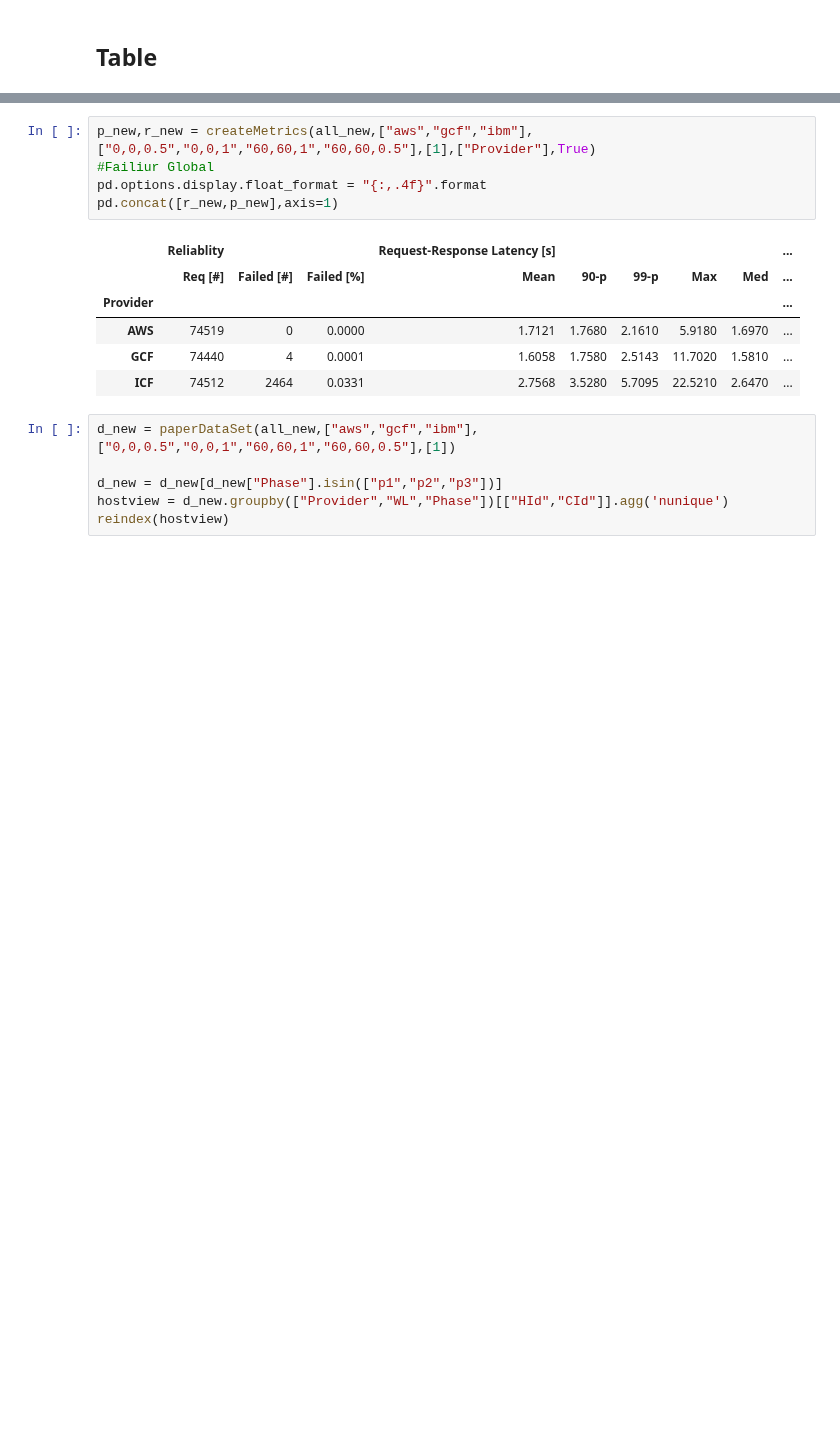
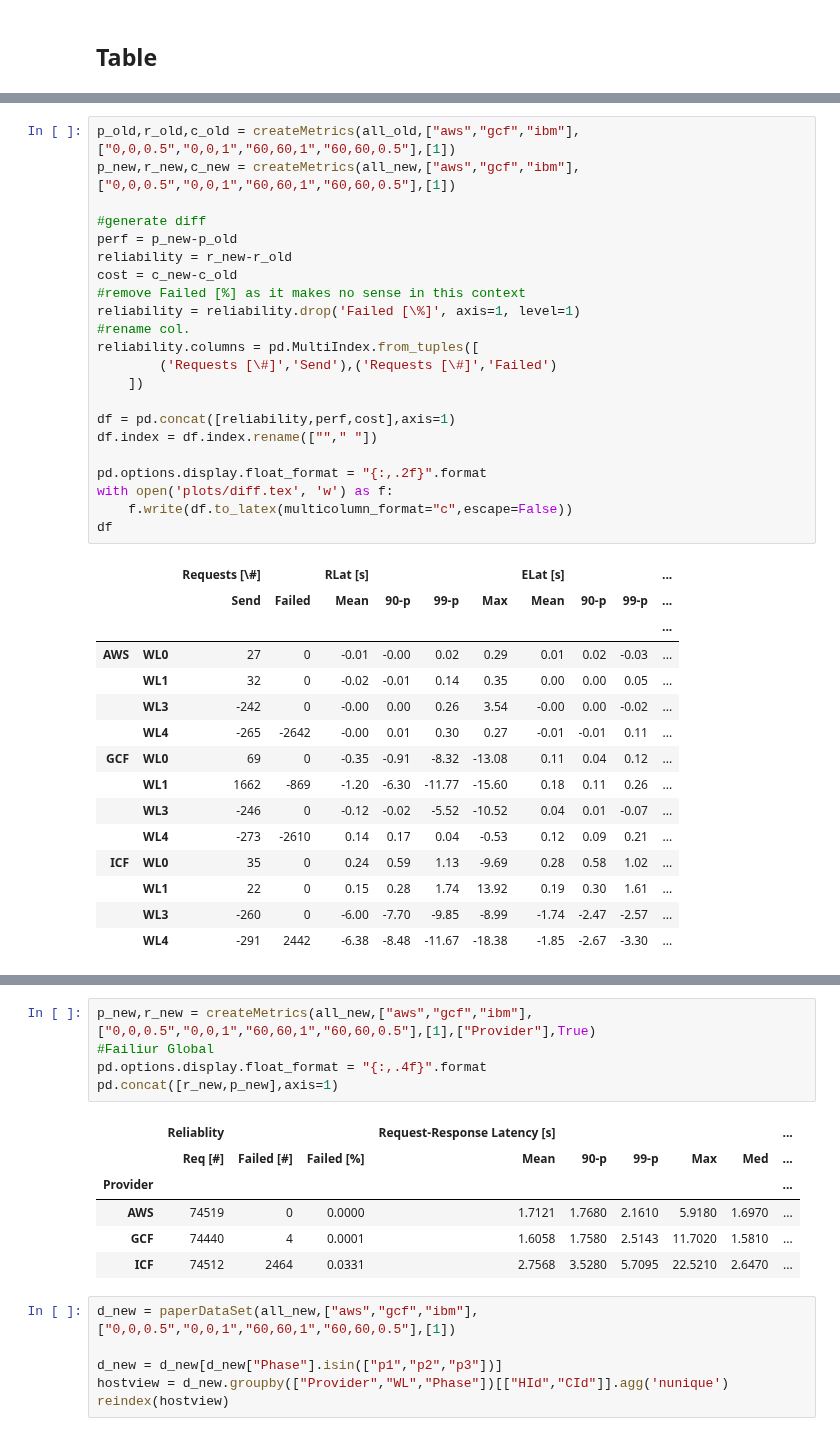
Before and after one commit to tawalaya/FaaSElasticityEngineering, a Jupyter notebook: ACR.ipynb, the cells around one changed output, grey strips where cells are left out. Saved outputs shown, nothing was run; the diff lists cells and outputs as text; blank space fills up the shorter version.

```diff
--- a/ACR.ipynb
+++ b/ACR.ipynb
@@ -425,0 +370,38 @@ df
+# %%
+p_old,r_old,c_old = createMetrics(all_old,["aws","gcf","ibm"],["0,0,0.5","0,0,1","60,60,1","60,60,0.5"],[1])
+p_new,r_new,c_new = createMetrics(all_new,["aws","gcf","ibm"],["0,0,0.5","0,0,1","60,60,1","60,60,0.5"],[1])
+
+#generate diff
+perf = p_new-p_old
+reliability = r_new-r_old
+cost = c_new-c_old
+#remove Failed [%] as it makes no sense in this context
+reliability = reliability.drop('Failed [\%]', axis=1, level=1)
+#rename col.
+reliability.columns = pd.MultiIndex.from_tuples([
+        ('Requests [\#]','Send'),('Requests [\#]','Failed')
+    ])
+
+df = pd.concat([reliability,perf,cost],axis=1)
+df.index = df.index.rename([""," "])
+
+pd.options.display.float_format = "{:,.2f}".format
+with open('plots/diff.tex', 'w') as f:
+    f.write(df.to_latex(multicolumn_format="c",escape=False))
+df
+# %% [output]
+|  |  | Requests [\#] |  | RLat [s] |  |  |  | ELat [s] |  |  | ... |
+|  |  | Send | Failed | Mean | 90-p | 99-p | Max | Mean | 90-p | 99-p | ... |
+|  |  |  |  |  |  |  |  |  |  |  | ... |
+| AWS | WL0 | 27 | 0 | -0.01 | -0.00 | 0.02 | 0.29 | 0.01 | 0.02 | -0.03 | ... |
+|  | WL1 | 32 | 0 | -0.02 | -0.01 | 0.14 | 0.35 | 0.00 | 0.00 | 0.05 | ... |
+|  | WL3 | -242 | 0 | -0.00 | 0.00 | 0.26 | 3.54 | -0.00 | 0.00 | -0.02 | ... |
+|  | WL4 | -265 | -2642 | -0.00 | 0.01 | 0.30 | 0.27 | -0.01 | -0.01 | 0.11 | ... |
+| GCF | WL0 | 69 | 0 | -0.35 | -0.91 | -8.32 | -13.08 | 0.11 | 0.04 | 0.12 | ... |
+|  | WL1 | 1662 | -869 | -1.20 | -6.30 | -11.77 | -15.60 | 0.18 | 0.11 | 0.26 | ... |
+|  | WL3 | -246 | 0 | -0.12 | -0.02 | -5.52 | -10.52 | 0.04 | 0.01 | -0.07 | ... |
+|  | WL4 | -273 | -2610 | 0.14 | 0.17 | 0.04 | -0.53 | 0.12 | 0.09 | 0.21 | ... |
+| ICF | WL0 | 35 | 0 | 0.24 | 0.59 | 1.13 | -9.69 | 0.28 | 0.58 | 1.02 | ... |
+|  | WL1 | 22 | 0 | 0.15 | 0.28 | 1.74 | 13.92 | 0.19 | 0.30 | 1.61 | ... |
+|  | WL3 | -260 | 0 | -6.00 | -7.70 | -9.85 | -8.99 | -1.74 | -2.47 | -2.57 | ... |
+|  | WL4 | -291 | 2442 | -6.38 | -8.48 | -11.67 | -18.38 | -1.85 | -2.67 | -3.30 | ... |
```
Also changed, not shown: parts of 9 cells of this notebook, 8 other files.
